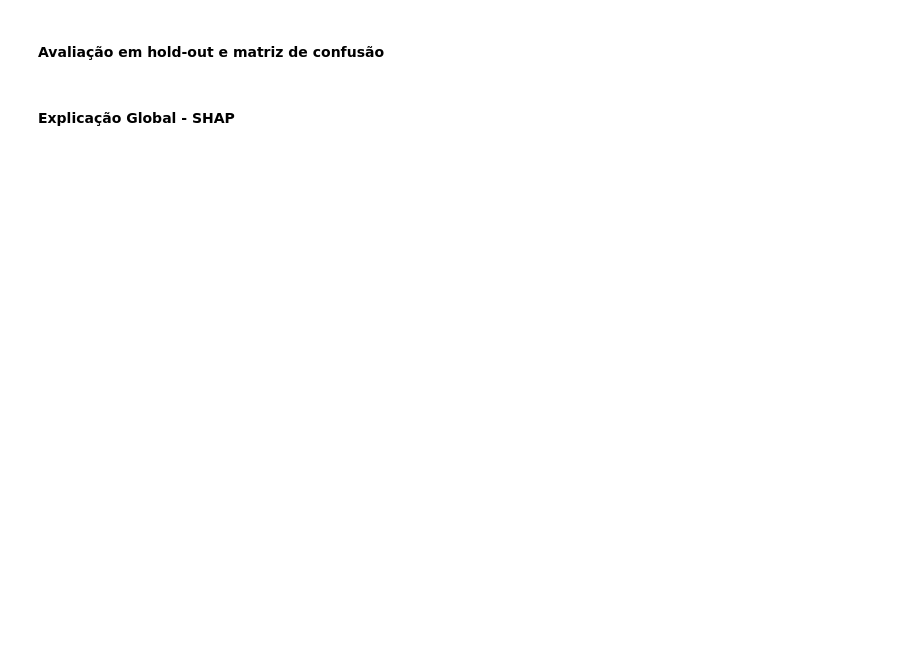
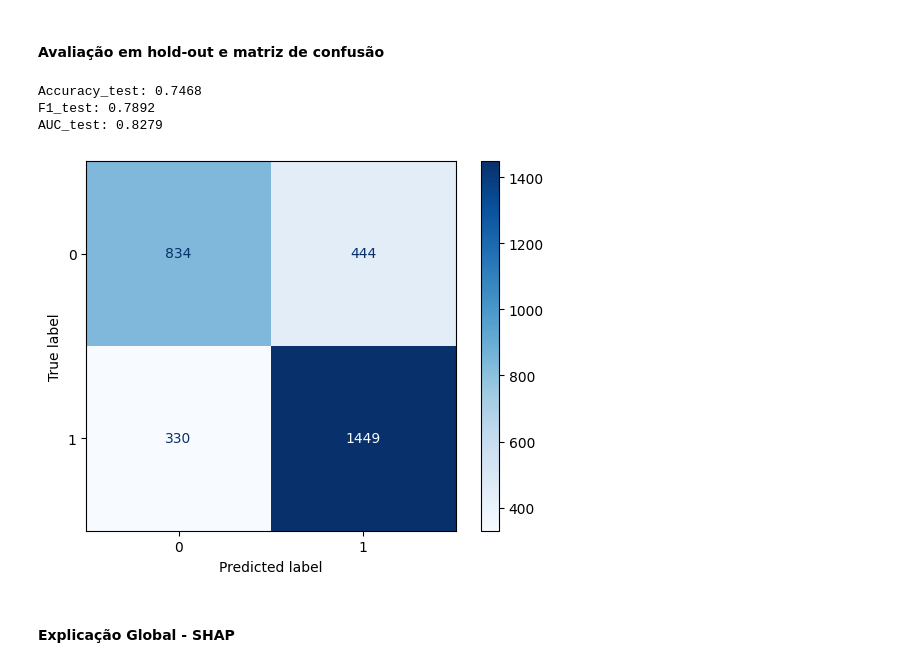
Before and after one commit to SarahLimaSO/Trabalho_Data_science_Enem2019, a Jupyter notebook: Trabalho Pratico 2 - DS.ipynb, the cells around one changed output. Cells and saved outputs as stored; diff of their text form; code cells hidden in the pictures; blank space fills up the shorter version.

```diff
--- a/Trabalho Pratico 2 - DS.ipynb
+++ b/Trabalho Pratico 2 - DS.ipynb
@@ -253,10 +295,13 @@ param_grids = {
         'modelo__var_smoothing': [1e-9, 1e-8, 1e-7]
     },
     'GradientBoosting': {
-        'modelo__learning_rate': [0.05, 0.1],
-        'modelo__max_depth': [None, 8, 16],
-        'modelo__l2_regularization': [0.0, 1.0]
-    },
+    'modelo__learning_rate': [0.05, 0.1],
+    'modelo__max_depth': [3, 8, 16],
+    # 'modelo__l2_regularization': [0.0, 1.0]
+    'modelo__n_estimators': [100, 200],
+    'modelo__subsample': [0.8, 1.0]
+    }
+    ,
     'NeuralNetwork': {
         'modelo__hidden_layer_sizes': [(64,), (128,)],
         'modelo__activation': ['relu', 'tanh'],
@@ -269,16 +314,16 @@ param_grids = {
 # %%
 # Definição do esquema de validação cruzada
-cv = StratifiedKFold(n_splits=5, shuffle=True, random_state=42)
+cv = StratifiedKFold(n_splits=3, shuffle=True, random_state=42)
 
-# Busca de hiperparâmetros com RandomizedSearchCV
+# Busca de hiperparâmetros com HalvingGridSearchCV
 search_results = {}
 for nome, pipe in pipelines.items():
-    search = RandomizedSearchCV(
+    search = HalvingGridSearchCV(
         estimator=pipe,
-        param_distributions=param_grids[nome],
+        param_grid=param_grids[nome],
         cv=cv,
-        scoring='roc_auc',
-        n_iter=10,
+        scoring='accuracy',
+        factor=2,
         n_jobs=-1,
         refit=True,
         random_state=42
@@ -322,28 +392,41 @@ tabela_wilcoxon
 # %%
 from sklearn.metrics import ConfusionMatrixDisplay
 
 X_train, X_test, y_train, y_test = train_test_split(
     X, y, test_size=0.2, stratify=y, random_state=42
 )
 
 # Escolher melhor pelo AUC médio
 melhor = max(resultados.keys(), key=lambda k: resultados[k]['roc_auc_mean'])
-best_pipe_final = grid_results[melhor].best_estimator_
+best_pipe_final = search_results[melhor].best_estimator_
 
+# Treinar no conjunto de treino
 best_pipe_final.fit(X_train, y_train)
+
+# Predições
 y_pred = best_pipe_final.predict(X_test)
 y_proba = best_pipe_final.predict_proba(X_test)[:, 1]
 
-print({
+# Resultados de teste
+resultados_teste = {
     'Accuracy_test': accuracy_score(y_test, y_pred),
     'F1_test': f1_score(y_test, y_pred),
     'AUC_test': roc_auc_score(y_test, y_proba)
-})
+}
 
+for chave, valor in resultados_teste.items():
+    print(f"{chave}: {valor:.4f}")
+
+# Matriz de confusão
 cm = confusion_matrix(y_test, y_pred)
 disp = ConfusionMatrixDisplay(confusion_matrix=cm)
 disp.plot(cmap='Blues')
 plt.show()
+# %% [output]
+Accuracy_test: 0.7468
+F1_test: 0.7892
+AUC_test: 0.8279
+[figure, added]
 # %% [markdown]
 #### Explicação Global - SHAP
 # %%
```
Also changed, not shown: parts of 18 cells of this notebook.
